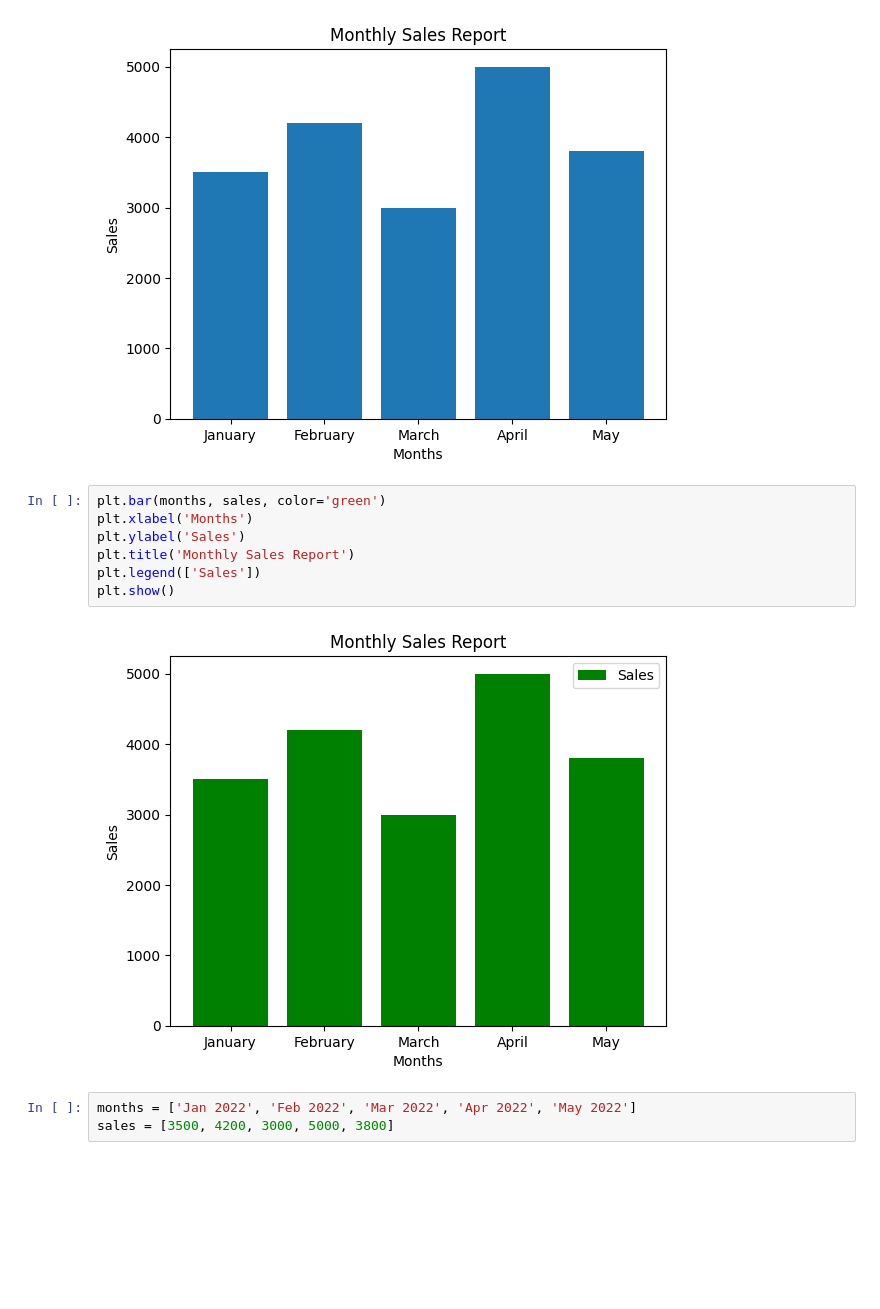
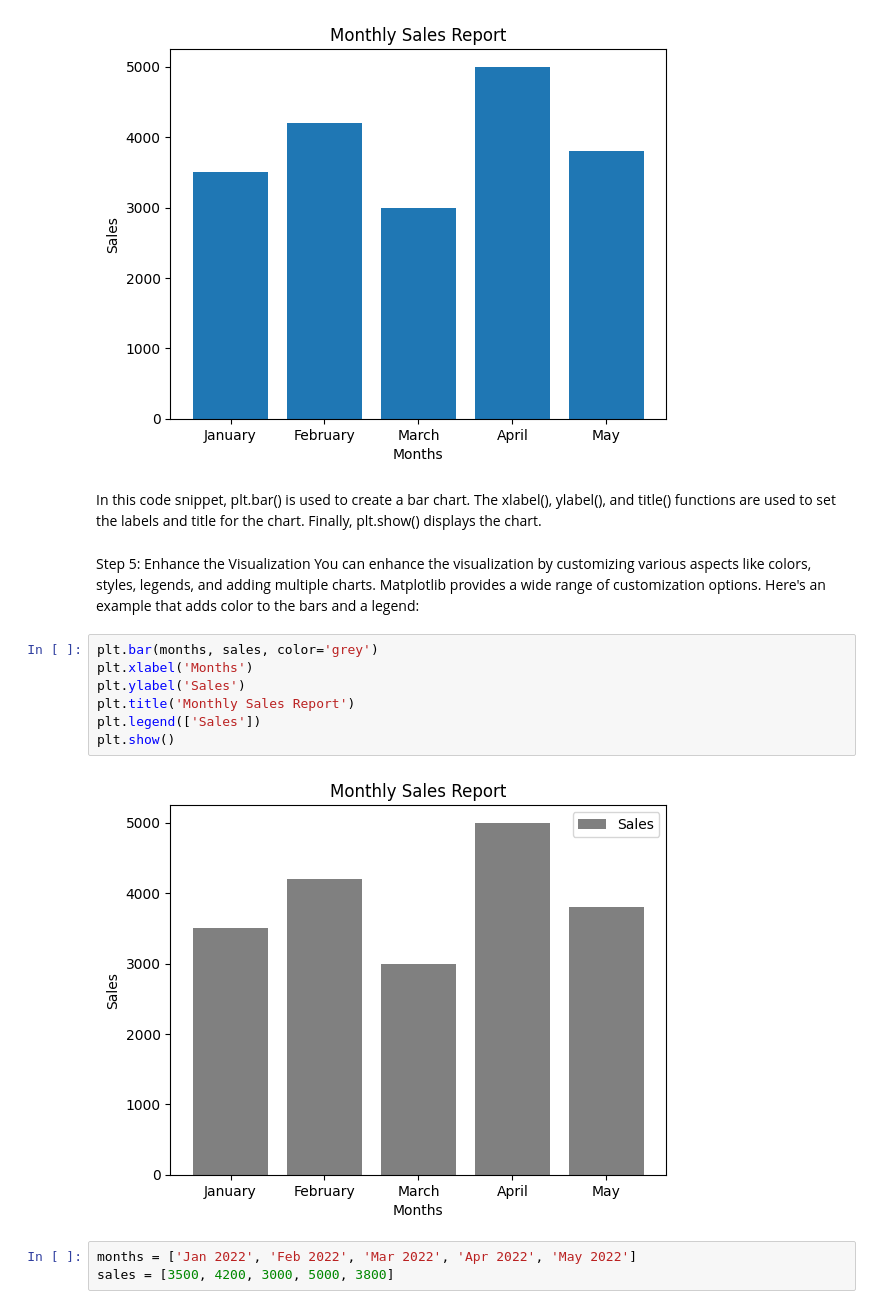
Before and after one commit to sudha9010/project1, a Jupyter notebook: project.ipynb, the cells around one changed output. Drawn from its saved outputs; the diff is of its cells as text; blank space fills up the shorter version.

```diff
--- a/project.ipynb
+++ b/project.ipynb
@@ -26,15 +42,21 @@ plt.title('Monthly Sales Report')
 plt.show()
 # %% [output]
 [figure]
+# %% [markdown]
+In this code snippet, plt.bar() is used to create a bar chart. The xlabel(), ylabel(), and title() functions are used to set the labels
+ and title for the chart. Finally, plt.show() displays the chart.
+# %% [markdown]
+Step 5: Enhance the Visualization
+You can enhance the visualization by customizing various aspects like colors, styles, legends, and adding multiple charts. Matplotlib provides a wide range of customization options. Here's an example that adds color to the bars and a legend:
 # %%
-plt.bar(months, sales, color='green')
+plt.bar(months, sales, color='grey')
 plt.xlabel('Months')
 plt.ylabel('Sales')
 plt.title('Monthly Sales Report')
 plt.legend(['Sales'])
 plt.show()
 # %% [output]
-[figure, old version]
+[figure, new version]
 # %%
 months = ['Jan 2022', 'Feb 2022', 'Mar 2022', 'Apr 2022', 'May 2022']
 sales = [3500, 4200, 3000, 5000, 3800]
```
Also changed, not shown: parts of 6 cells of this notebook.
